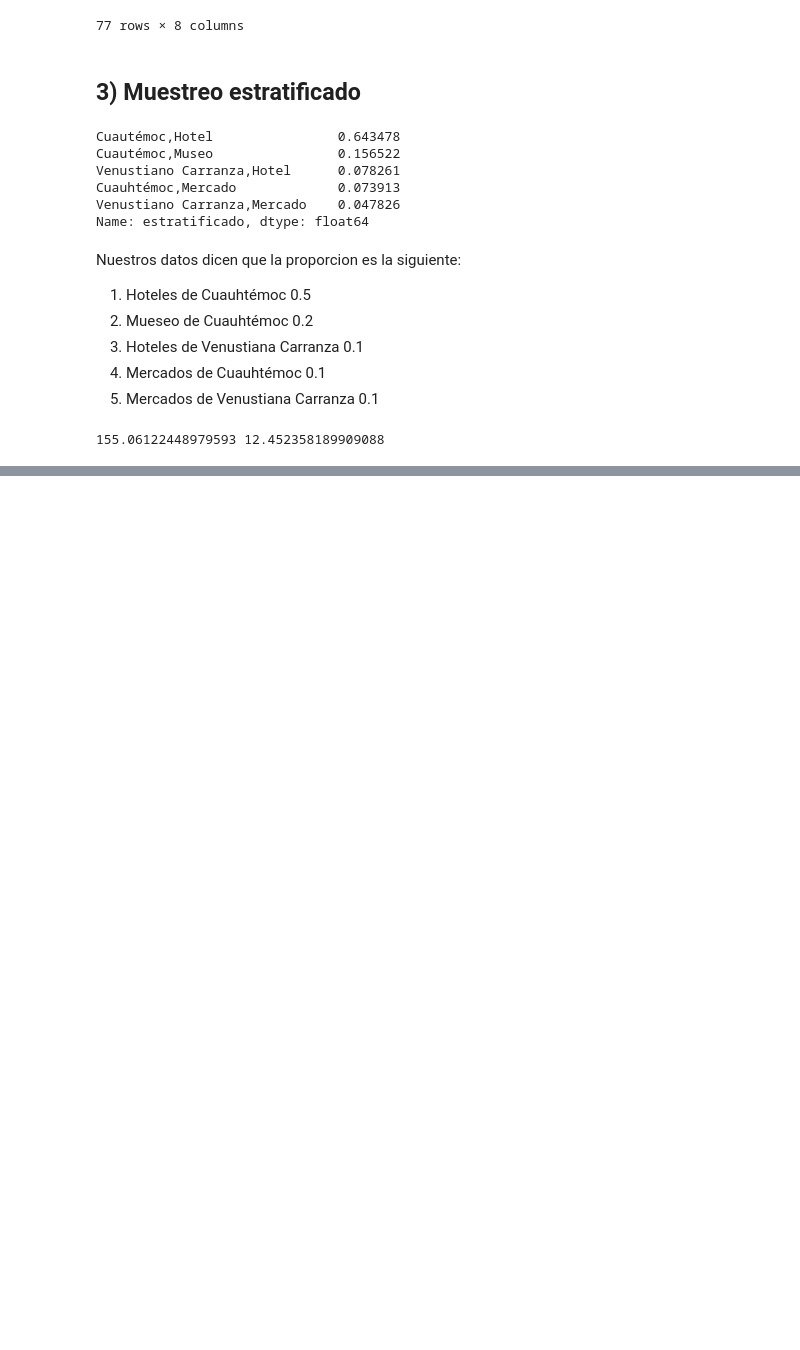
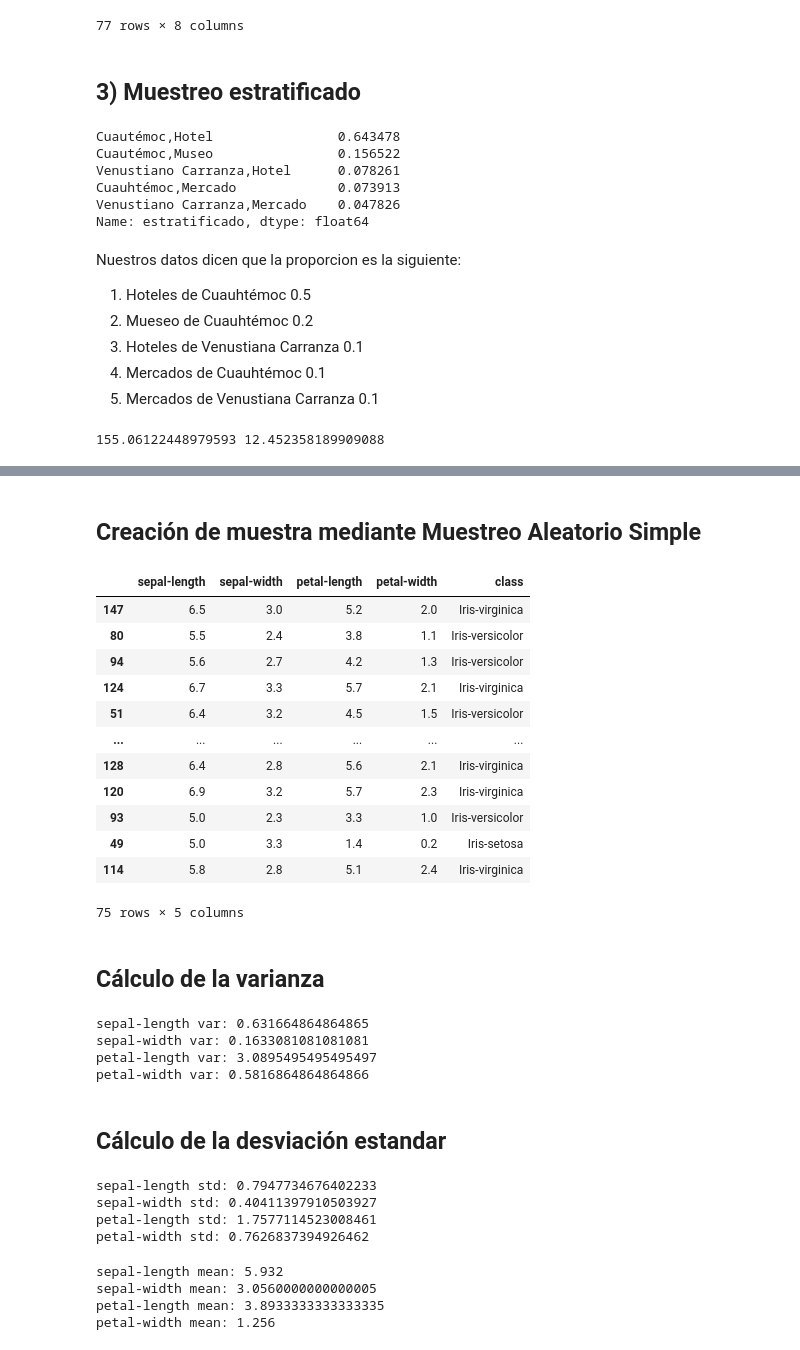
Before and after one commit to daniel9426/Estadistica-Inferencial, a Jupyter notebook: Funciones de muestreo en python.ipynb, the cells around one changed output, grey strips where cells are left out. Drawn from its saved outputs; the diff is of its cells as text; code cells hidden in the pictures; blank space fills up the shorter version.

```diff
--- a/Funciones de muestreo en python.ipynb
+++ b/Funciones de muestreo en python.ipynb
@@ -120,0 +194,56 @@ print(variance, desv)
+# %% [markdown]
+## Creación de muestra mediante Muestreo Aleatorio Simple
+# %%
+muestra = iris.sample(frac=0.5)
+muestra
+# %% [output]
+|  | sepal-length | sepal-width | petal-length | petal-width | class |
+| 147 | 6.5 | 3.0 | 5.2 | 2.0 | Iris-virginica |
+| 80 | 5.5 | 2.4 | 3.8 | 1.1 | Iris-versicolor |
+| 94 | 5.6 | 2.7 | 4.2 | 1.3 | Iris-versicolor |
+| 124 | 6.7 | 3.3 | 5.7 | 2.1 | Iris-virginica |
+| 51 | 6.4 | 3.2 | 4.5 | 1.5 | Iris-versicolor |
+| ... | ... | ... | ... | ... | ... |
+| 128 | 6.4 | 2.8 | 5.6 | 2.1 | Iris-virginica |
+| 120 | 6.9 | 3.2 | 5.7 | 2.3 | Iris-virginica |
+| 93 | 5.0 | 2.3 | 3.3 | 1.0 | Iris-versicolor |
+| 49 | 5.0 | 3.3 | 1.4 | 0.2 | Iris-setosa |
+| 114 | 5.8 | 2.8 | 5.1 | 2.4 | Iris-virginica |
+75 rows × 5 columns
+# %% [markdown]
+## Cálculo de la varianza
+# %%
+
+print("sepal-length var:",muestra['sepal-length'].var())
+print("sepal-width var:",muestra['sepal-width'].var())
+print("petal-length var:",muestra['petal-length'].var())
+print("petal-width var:",muestra['petal-width'].var())
+# %% [output]
+sepal-length var: 0.631664864864865
+sepal-width var: 0.1633081081081081
+petal-length var: 3.0895495495495497
+petal-width var: 0.5816864864864866
+# %% [markdown]
+## Cálculo de la desviación estandar
+# %%
+
+print("sepal-length std:",muestra['sepal-length'].std())
+print("sepal-width std:",muestra['sepal-width'].std())
+print("petal-length std:",muestra['petal-length'].std())
+print("petal-width std:",muestra['petal-width'].std())
+# %% [output]
+sepal-length std: 0.7947734676402233
+sepal-width std: 0.40411397910503927
+petal-length std: 1.7577114523008461
+petal-width std: 0.7626837394926462
+# %%
+muestra['sepal-length'].mean()
+print("sepal-length mean:",muestra['sepal-length'].mean())
+print("sepal-width mean:",muestra['sepal-width'].mean())
+print("petal-length mean:",muestra['petal-length'].mean())
+print("petal-width mean:",muestra['petal-width'].mean())
+# %% [output]
+sepal-length mean: 5.932
+sepal-width mean: 3.0560000000000005
+petal-length mean: 3.8933333333333335
+petal-width mean: 1.256
```
Also changed, not shown: parts of 15 cells of this notebook.
